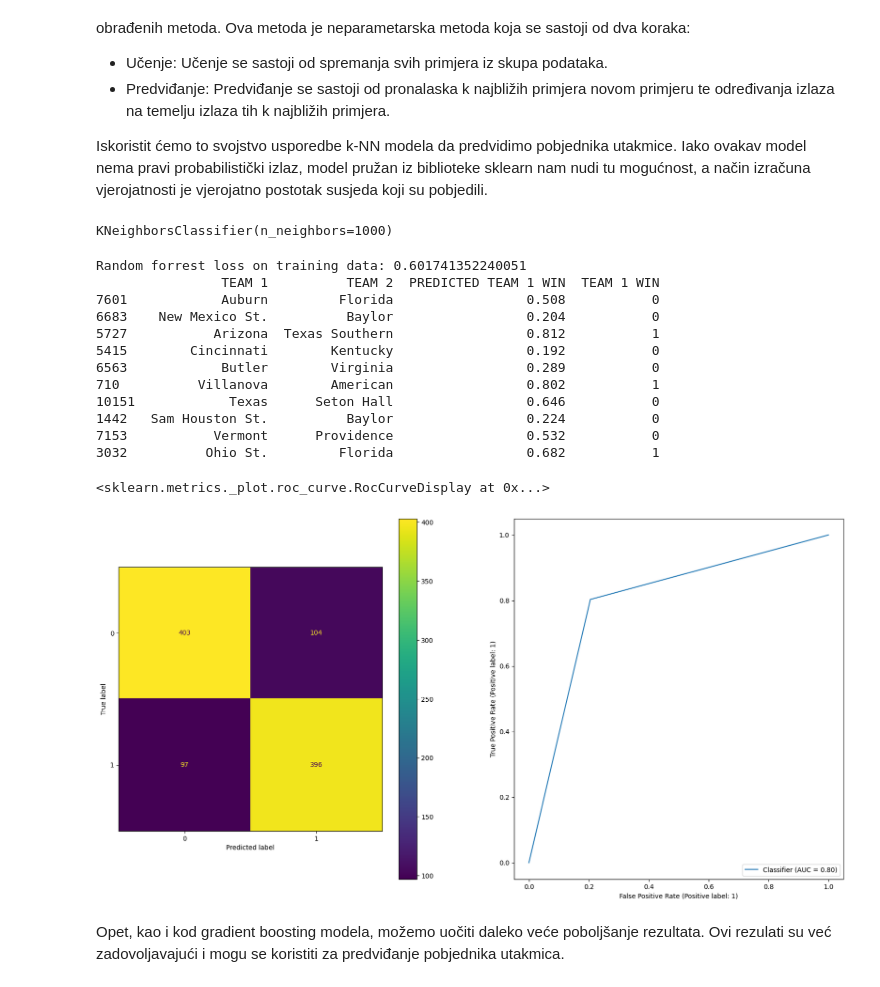
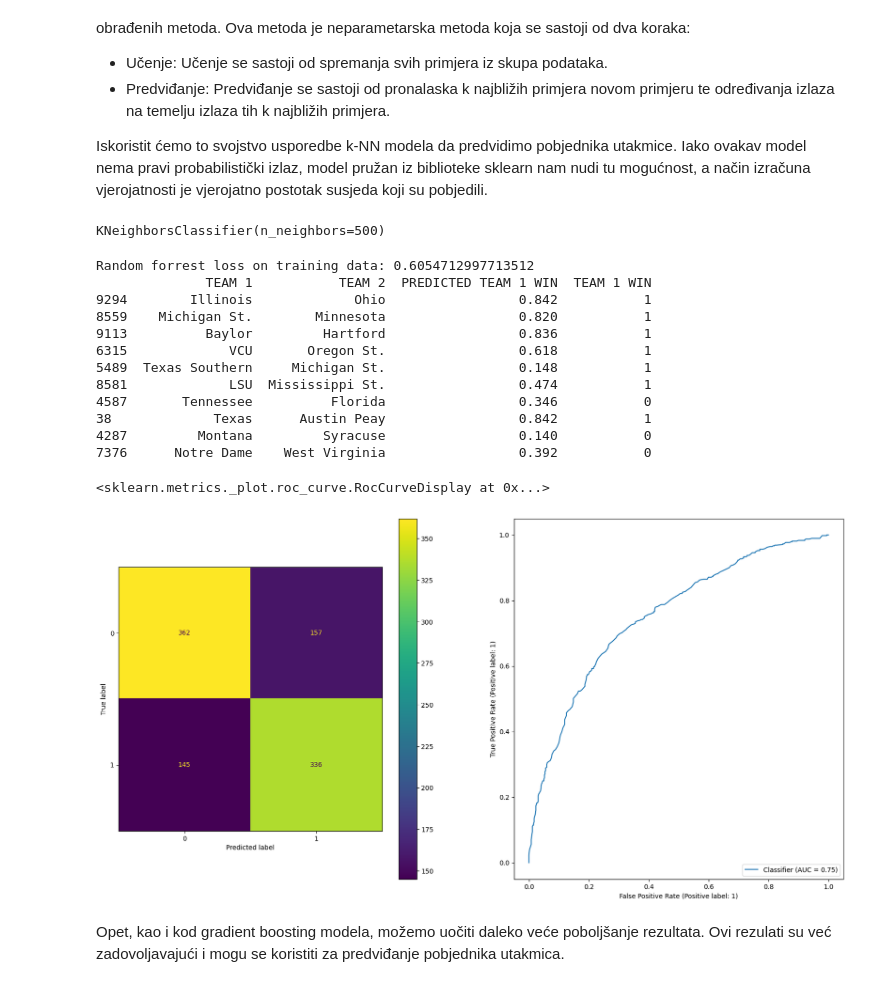
Before and after one commit to babe1304/UZOP-project, a Jupyter notebook: reporoduction_of_experiments.ipynb, the cells around one changed output. Cells and saved outputs as stored; diff of their text form; code cells hidden in the pictures.

```diff
--- a/reporoduction_of_experiments.ipynb
+++ b/reporoduction_of_experiments.ipynb
@@ -758,37 +755,37 @@ train_data = pd.concat([win_data, loss_data])
 np.random.shuffle(train_data.values)
 train_data = train_data[features]
 
-knn = KNeighborsClassifier(n_neighbors=1000)
+knn = KNeighborsClassifier(n_neighbors=500)
 knn.fit(train_data[features[:-1]], train_data['TEAM 1 WIN'])
 # %% [output]
-KNeighborsClassifier(n_neighbors=1000)
+KNeighborsClassifier(n_neighbors=500)
 # %%
 random_matchups = merged_data.sample(n=1000).copy()
 random_matchups['PREDICTED TEAM 1 WIN'] = random_matchups.apply(lambda x: knn.predict_proba(x[features[:-1]].values.reshape(1, -1))[0][1], axis=1)
 print(f'Random forrest loss on training data: {log_loss(random_matchups["TEAM 1 WIN"], random_matchups["PREDICTED TEAM 1 WIN"])}')
 print(random_matchups.sample(10)[['TEAM 1', 'TEAM 2', 'PREDICTED TEAM 1 WIN', 'TEAM 1 WIN']])
 # %% [output]
-Random forrest loss on training data: 0.601741352240051
-                TEAM 1          TEAM 2  PREDICTED TEAM 1 WIN  TEAM 1 WIN
-7601            Auburn         Florida                 0.508           0
-6683    New Mexico St.          Baylor                 0.204           0
-5727           Arizona  Texas Southern                 0.812           1
-5415        Cincinnati        Kentucky                 0.192           0
-6563            Butler        Virginia                 0.289           0
-710          Villanova        American                 0.802           1
-10151            Texas      Seton Hall                 0.646           0
-1442   Sam Houston St.          Baylor                 0.224           0
-7153           Vermont      Providence                 0.532           0
-3032          Ohio St.         Florida                 0.682           1
+Random forrest loss on training data: 0.6054712997713512
+              TEAM 1           TEAM 2  PREDICTED TEAM 1 WIN  TEAM 1 WIN
+9294        Illinois             Ohio                 0.842           1
+8559    Michigan St.        Minnesota                 0.820           1
+9113          Baylor         Hartford                 0.836           1
+6315             VCU       Oregon St.                 0.618           1
+5489  Texas Southern     Michigan St.                 0.148           1
+8581             LSU  Mississippi St.                 0.474           1
+4587       Tennessee          Florida                 0.346           0
+38             Texas      Austin Peay                 0.842           1
+4287         Montana         Syracuse                 0.140           0
+7376      Notre Dame    West Virginia                 0.392           0
 # %%
 random_matchups = merged_data.sample(n=1000).copy()
-random_matchups['PREDICTED TEAM 1 WIN'] = random_matchups.apply(lambda x: hist_gradient_boosting.predict(x[features[:-1]].values.reshape(1, -1))[0], axis=1)
+random_matchups['PREDICTED TEAM 1 WIN'] = random_matchups.apply(lambda x: knn.predict_proba(x[features[:-1]].values.reshape(1, -1))[0][1], axis=1)
 f, ax = plt.subplots(1, 2, figsize=(20, 10))
-ConfusionMatrixDisplay.from_predictions(random_matchups['TEAM 1 WIN'], random_matchups['PREDICTED TEAM 1 WIN'], ax=ax[0])
+ConfusionMatrixDisplay.from_predictions(random_matchups['TEAM 1 WIN'], random_matchups['PREDICTED TEAM 1 WIN'] > 0.5, ax=ax[0])
 RocCurveDisplay.from_predictions(random_matchups['TEAM 1 WIN'], random_matchups['PREDICTED TEAM 1 WIN'], ax=ax[1])
 # %% [output]
 <sklearn.metrics._plot.roc_curve.RocCurveDisplay at 0x...>
-[figure, old version]
+[figure, new version]
 # %% [markdown]
 Opet, kao i kod gradient boosting modela, možemo uočiti daleko veće poboljšanje rezultata. Ovi rezulati su već zadovoljavajući i mogu se koristiti za predviđanje pobjednika utakmica.
 # %% [markdown]
```
Also changed, not shown: parts of 5 cells of this notebook.
